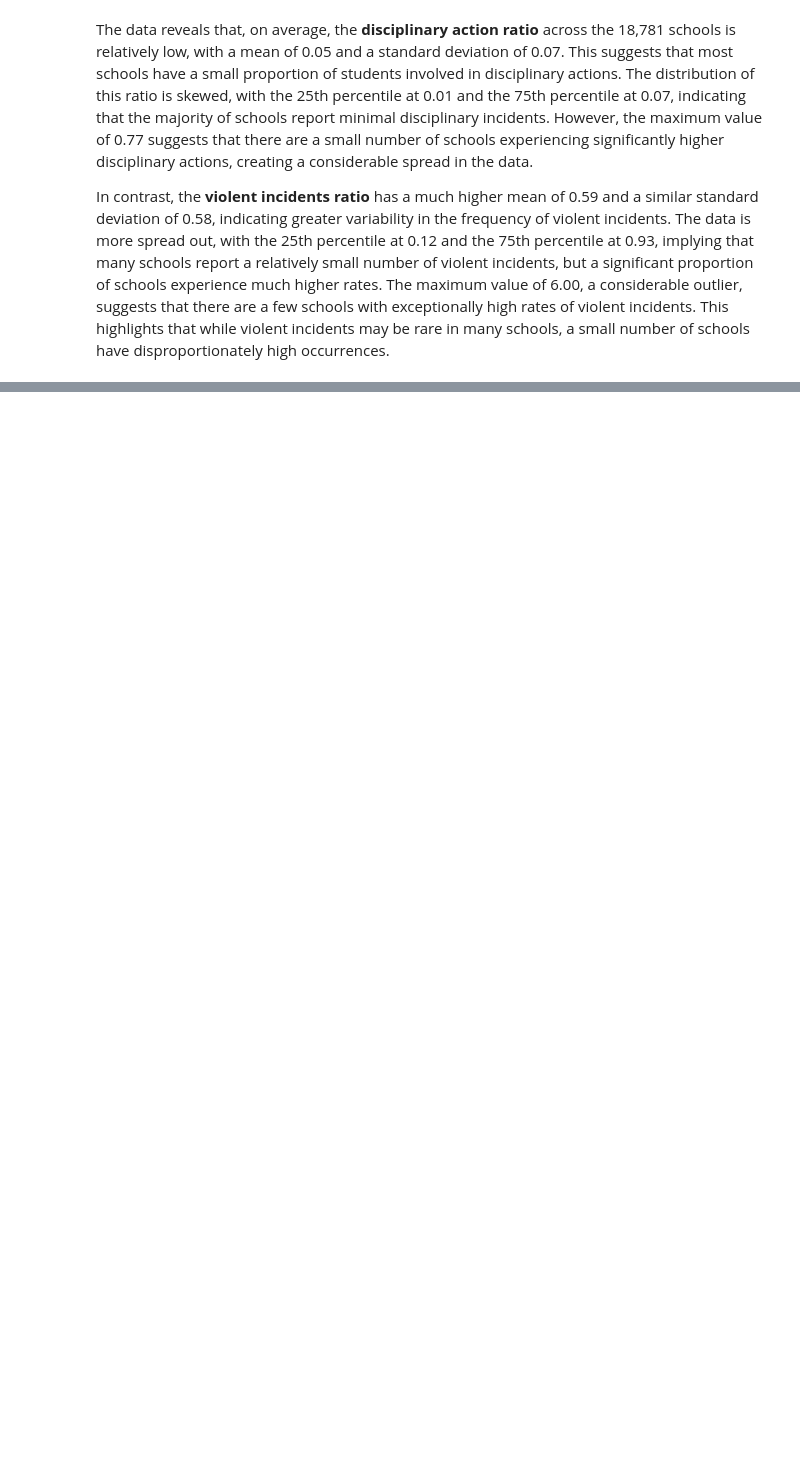
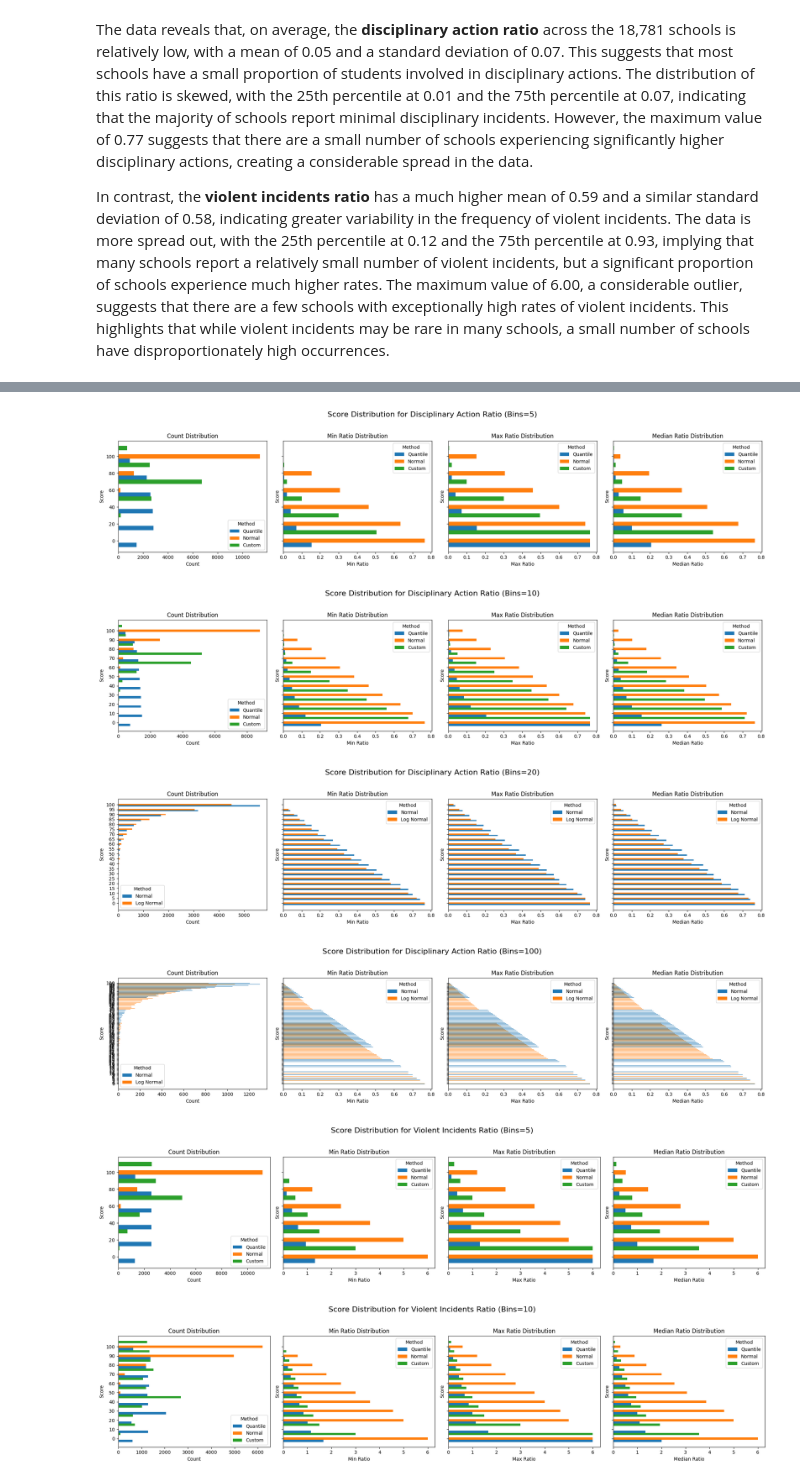
Before and after one commit to parliamentdata/rssi_discipline_analysis, a Jupyter notebook: discipline_analysis.ipynb, the cells around one changed output, grey strips where cells are left out. Cells and saved outputs as stored; diff of their text form; code cells hidden in the pictures; blank space fills up the shorter version.

Commit message:
added log normalization and more bin estimates

```diff
--- a/discipline_analysis.ipynb
+++ b/discipline_analysis.ipynb
@@ -751,0 +23,26 @@ for column in columns_to_print:
+# %%
+for column in hf.columns_to_score:
+
+    hf.report_card_df = hf.normalize_scores(hf.report_card_df, column, bin_size=5)
+    hf.report_card_df = hf.normalize_scores(hf.report_card_df, column, bin_size=10)
+    hf.report_card_df = hf.normalize_scores(hf.report_card_df, column, bin_size=20)
+    hf.report_card_df = hf.normalize_scores(hf.report_card_df, column, bin_size=100)
+
+    hf.report_card_df = hf.custom_score(hf.report_card_df, column, hf.custom_bins_scores_5, bin_size=5)
+    hf.report_card_df = hf.custom_score(hf.report_card_df, column, hf.custom_bins_scores_10, bin_size=10)
+
+    hf.report_card_df = hf.quantile_scores(hf.report_card_df, column, bin_size=5)
+    hf.report_card_df = hf.quantile_scores(hf.report_card_df, column, bin_size=10)
+
+for column in hf.columns_to_score:
+    print(f"\nDistribution Table for {column.replace('_', ' ').title()} (Bins=5):")
+    display(hf.score_distribution_table(hf.report_card_df, column, bin_size=5))
+
+    print(f"\nDistribution Table for {column.replace('_', ' ').title()} (Bins=10):")
+    display(hf.score_distribution_table(hf.report_card_df, column, bin_size=10))
+
+    print(f"\nDistribution Table for {column.replace('_', ' ').title()} (Bins=20):")
+    display(hf.score_large_distribution_table(hf.report_card_df, column, bin_size=20))
+
+    print(f"\nDistribution Table for {column.replace('_', ' ').title()} (Bins=100):")
+    display(hf.score_large_distribution_table(hf.report_card_df, column, bin_size=100))
@@ -751,0 +118,13 @@ for column in columns_to_print:
+# %%
+for column in hf.columns_to_score:
+    hf.plot_score_distribution(hf.report_card_df, column, bin_size=5, methods=["Quantile", "Normal", "Log Normal", "Custom"])
+    hf.plot_score_distribution(hf.report_card_df, column, bin_size=10, methods=["Quantile", "Normal", "Log Normal", "Custom"])
+    hf.plot_score_distribution(hf.report_card_df, column, bin_size=20, methods=["Normal", "Log Normal"])
+    hf.plot_score_distribution(hf.report_card_df, column, bin_size=100, methods=["Normal", "Log Normal"])
+# %% [output]
+[figure, added]
+[figure, added]
+[figure, added]
+[figure, added]
+[figure, added]
+[figure, added]
```
Also changed, not shown: parts of 37 cells of this notebook, 1 other file.
